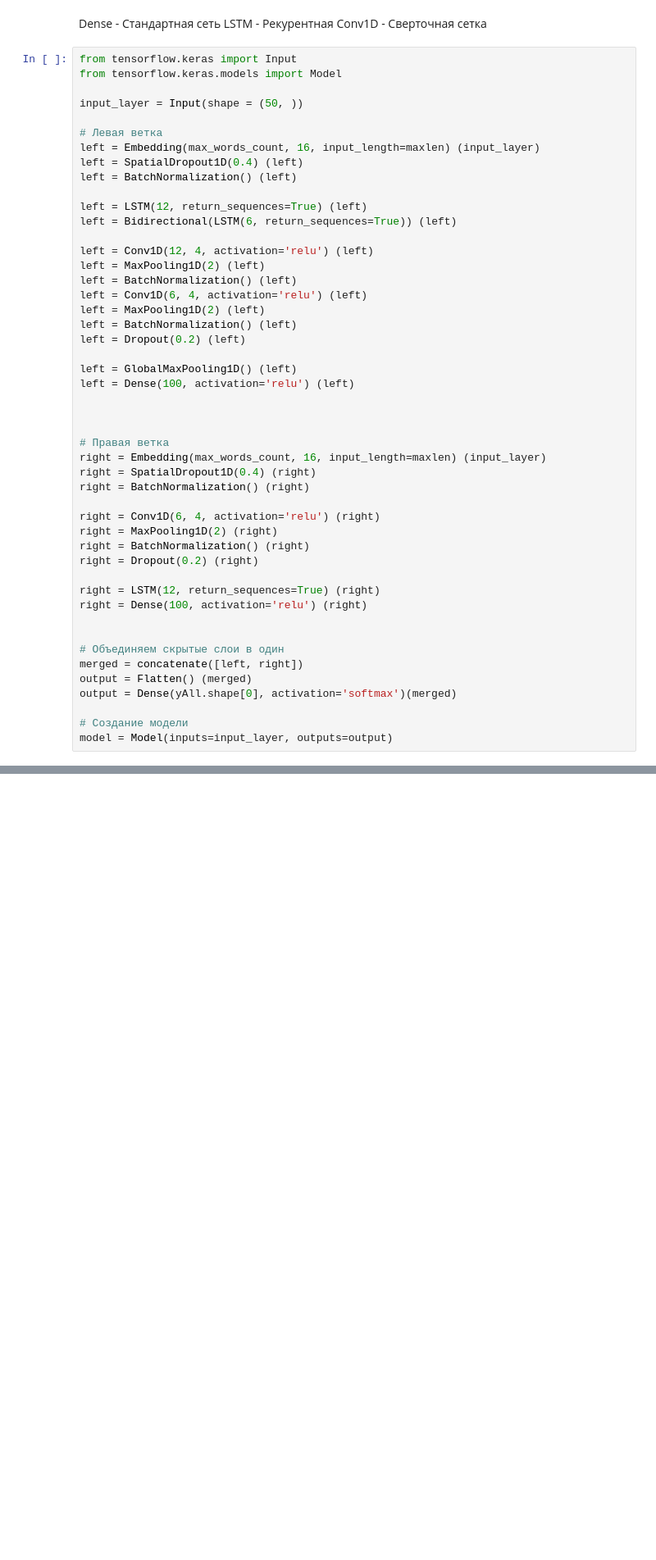
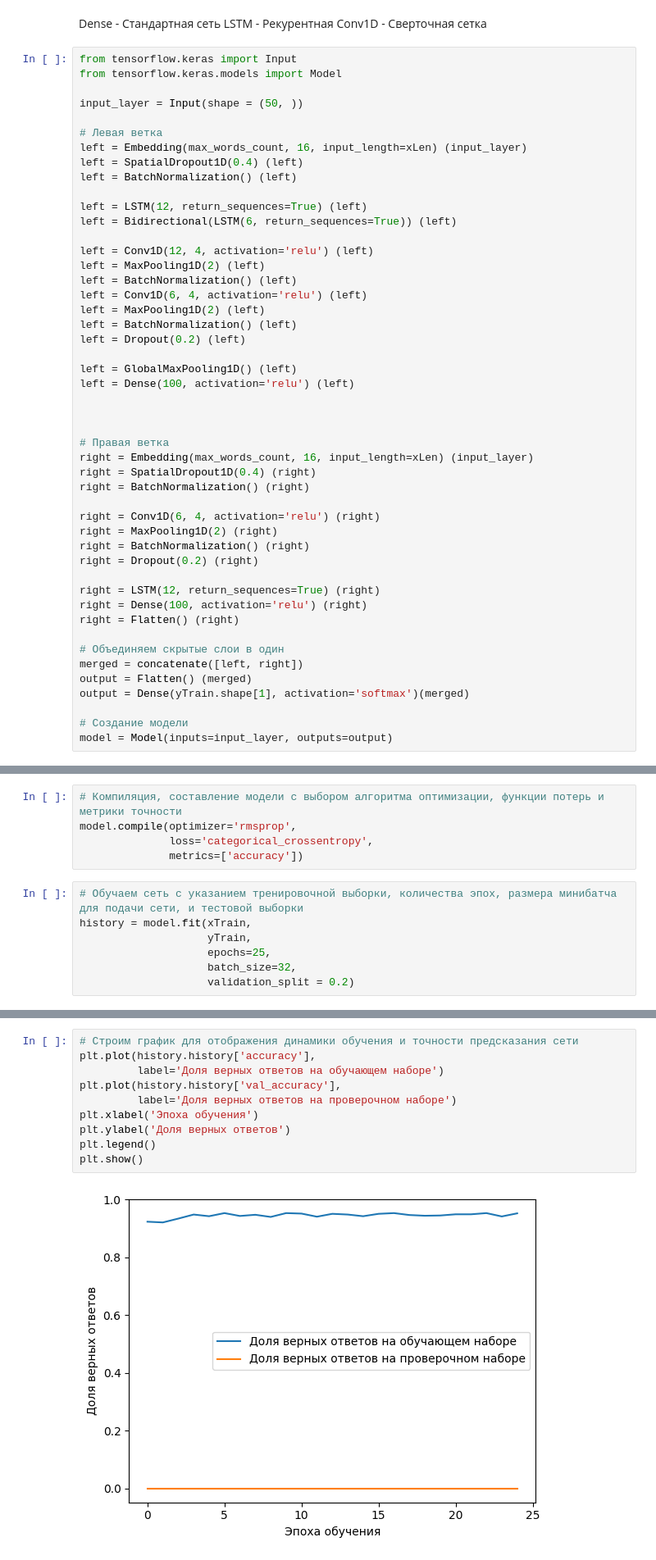
Before and after one commit to EvolyHv/testingText, a Jupyter notebook: RNNTest.ipynb, the cells around one changed output, grey strips where cells are left out. Shown: that part at 82% size. Cells and saved outputs as stored; diff of their text form; blank space fills up the shorter version.

```diff
--- a/RNNTest.ipynb
+++ b/RNNTest.ipynb
@@ -190,7 +194,7 @@ from tensorflow.keras.models import Model
 input_layer = Input(shape = (50, ))
 
 # Левая ветка
-left = Embedding(max_words_count, 16, input_length=maxlen) (input_layer)
+left = Embedding(max_words_count, 16, input_length=xLen) (input_layer)
 left = SpatialDropout1D(0.4) (left)
 left = BatchNormalization() (left)
 
@@ -211,7 +215,7 @@ left = Dense(100, activation='relu') (left)
 
 
 # Правая ветка
-right = Embedding(max_words_count, 16, input_length=maxlen) (input_layer)
+right = Embedding(max_words_count, 16, input_length=xLen) (input_layer)
 right = SpatialDropout1D(0.4) (right)
 right = BatchNormalization() (right)
 
@@ -222,12 +226,12 @@ right = Dropout(0.2) (right)
 
 right = LSTM(12, return_sequences=True) (right)
 right = Dense(100, activation='relu') (right)
-
+right = Flatten() (right)
 
 # Объединяем скрытые слои в один
 merged = concatenate([left, right])
 output = Flatten() (merged)
-output = Dense(yAll.shape[0], activation='softmax')(merged)
+output = Dense(yTrain.shape[1], activation='softmax')(merged)
 
 # Создание модели
 model = Model(inputs=input_layer, outputs=output)
@@ -235,0 +238,12 @@ ValueError: A `Concatenate` layer requires inputs with matching shapes except fo
+# %%
+# Компиляция, составление модели с выбором алгоритма оптимизации, функции потерь и метрики точности
+model.compile(optimizer='rmsprop',
+              loss='categorical_crossentropy',
+              metrics=['accuracy'])
+# %%
+# Обучаем сеть с указанием тренировочной выборки, количества эпох, размера минибатча для подачи сети, и тестовой выборки
+history = model.fit(xTrain,
+                    yTrain,
+                    epochs=25,
+                    batch_size=32,
+                    validation_split = 0.2)
@@ -235,0 +268,12 @@ ValueError: A `Concatenate` layer requires inputs with matching shapes except fo
+# %%
+# Строим график для отображения динамики обучения и точности предсказания сети
+plt.plot(history.history['accuracy'],
+         label='Доля верных ответов на обучающем наборе')
+plt.plot(history.history['val_accuracy'],
+         label='Доля верных ответов на проверочном наборе')
+plt.xlabel('Эпоха обучения')
+plt.ylabel('Доля верных ответов')
+plt.legend()
+plt.show()
+# %% [output]
+[figure, added]
```
Also changed, not shown: parts of 3 cells of this notebook.
